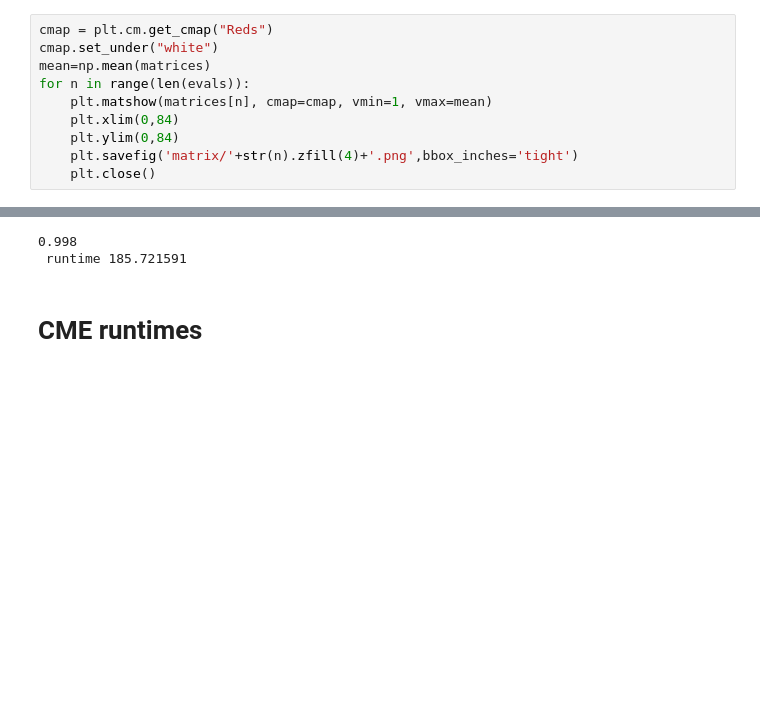
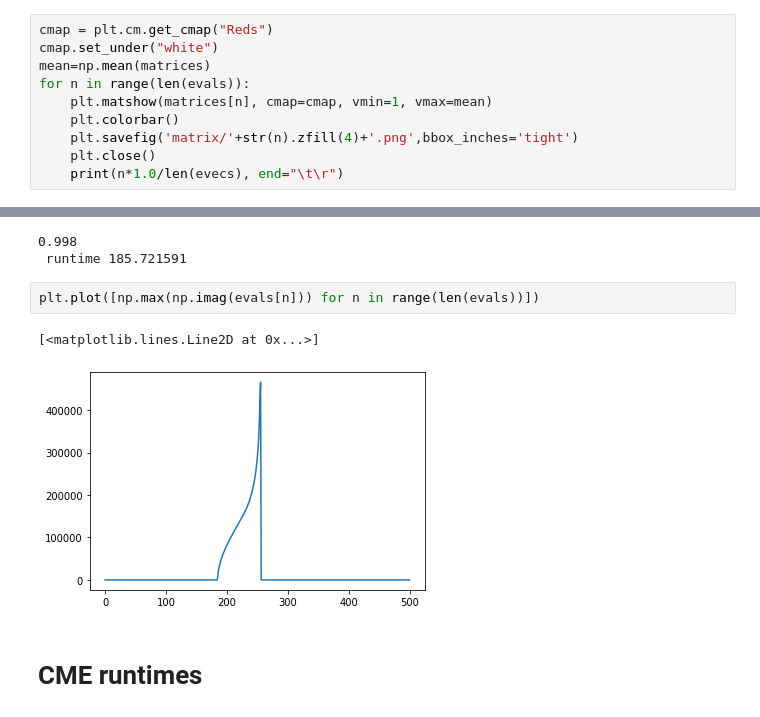
Before and after one commit to znicolaou/ratematrix, a Jupyter notebook: plots.ipynb, the cells around one changed output, grey strips where cells are left out. Cells and saved outputs as stored; diff of their text form; blank space fills up the shorter version.

```diff
--- a/plots.ipynb
+++ b/plots.ipynb
@@ -104,7 +114,7 @@ cmap.set_under("white")
 mean=np.mean(matrices)
 for n in range(len(evals)):
     plt.matshow(matrices[n], cmap=cmap, vmin=1, vmax=mean)
-    plt.xlim(0,84)
-    plt.ylim(0,84)
+    plt.colorbar()
     plt.savefig('matrix/'+str(n).zfill(4)+'.png',bbox_inches='tight')
     plt.close()
+    print(n*1.0/len(evecs), end="\t\r")
@@ -177,6 +210,11 @@ print("\n runtime %f"%(stop-start))
 # %% [output]
 0.998
  runtime 185.721591
+# %%
+plt.plot([np.max(np.imag(evals[n])) for n in range(len(evals))])
+# %% [output]
+[<matplotlib.lines.Line2D at 0x...>]
+[figure, added]
 # %% [markdown]
 # CME runtimes
 # %%
```
Also changed, not shown: parts of 11 cells of this notebook.
